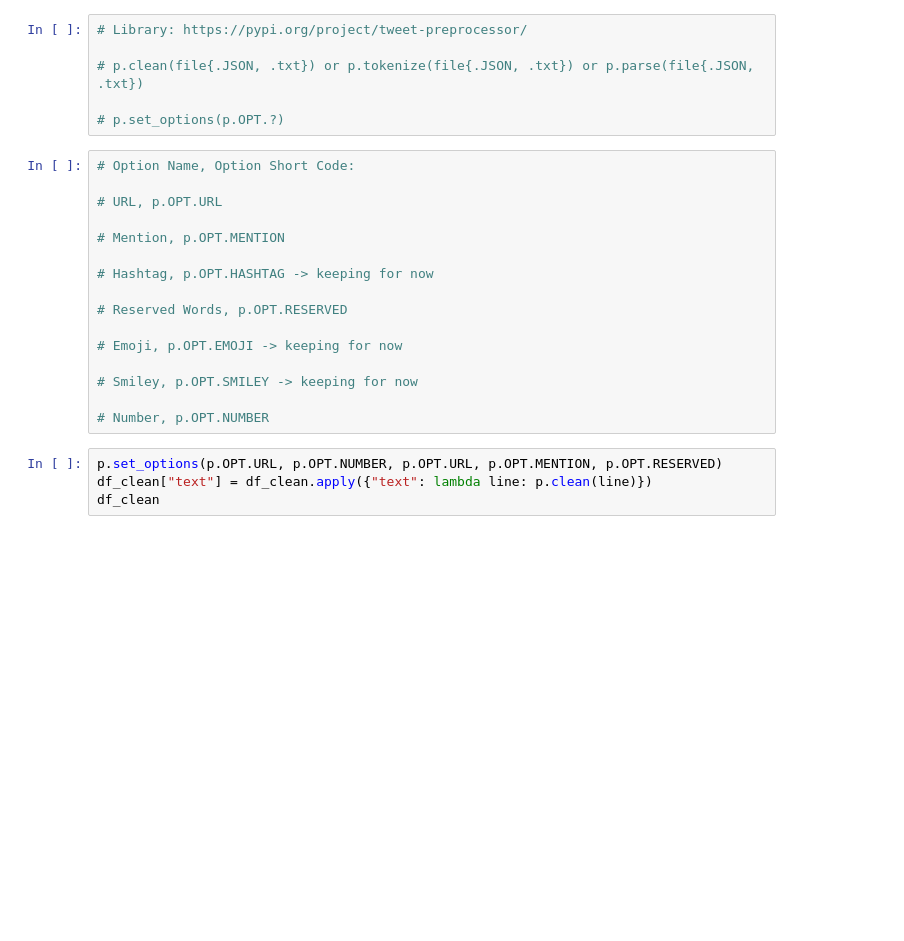
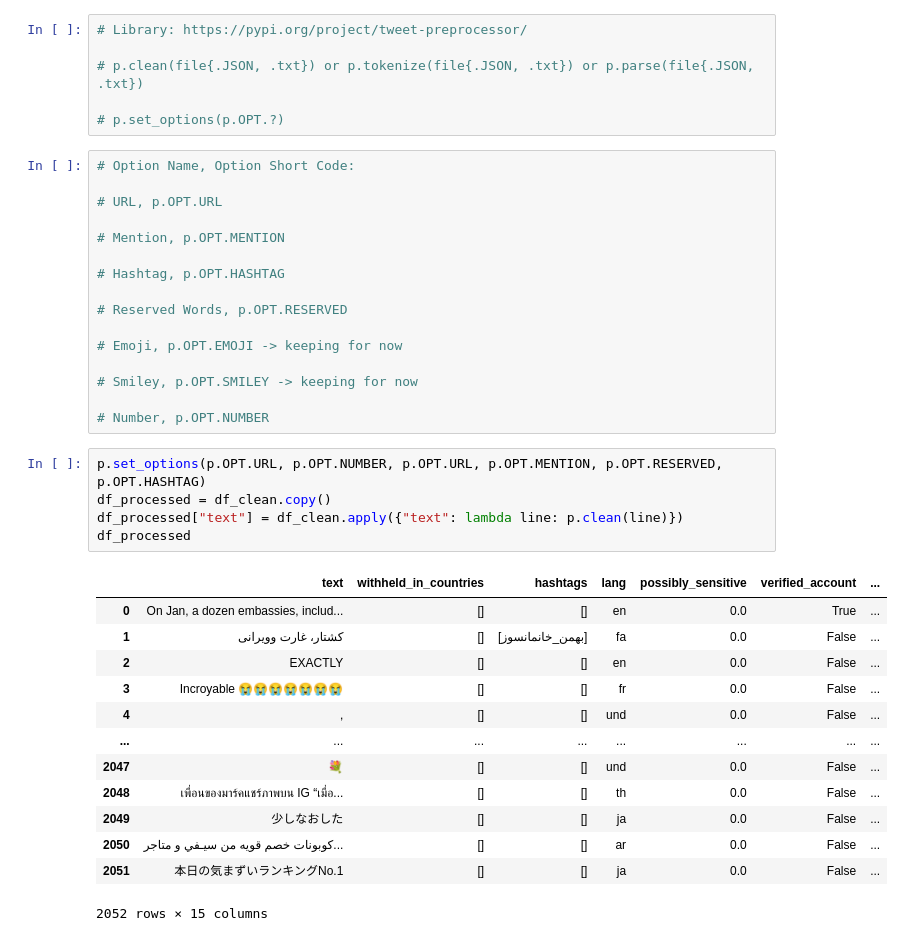
Before and after one commit to CS-433/ml-project-2-VD-FN-JS, a Jupyter notebook: cleaning_dataset.ipynb, the cells around one changed output. Drawn from its saved outputs; the diff is of its cells as text; blank space fills up the shorter version.

```diff
--- a/cleaning_dataset.ipynb
+++ b/cleaning_dataset.ipynb
@@ -139,7 +213,7 @@ df_clean["popularity_score"].describe()
 
 # Mention, p.OPT.MENTION
 
-# Hashtag, p.OPT.HASHTAG -> keeping for now
+# Hashtag, p.OPT.HASHTAG
 
 # Reserved Words, p.OPT.RESERVED
 
@@ -149,6 +223,21 @@ df_clean["popularity_score"].describe()
 
 # Number, p.OPT.NUMBER
 # %%
-p.set_options(p.OPT.URL, p.OPT.NUMBER, p.OPT.URL, p.OPT.MENTION, p.OPT.RESERVED)
-df_clean["text"] = df_clean.apply({"text": lambda line: p.clean(line)})
-df_clean
+p.set_options(p.OPT.URL, p.OPT.NUMBER, p.OPT.URL, p.OPT.MENTION, p.OPT.RESERVED, p.OPT.HASHTAG)
+df_processed = df_clean.copy()
+df_processed["text"] = df_clean.apply({"text": lambda line: p.clean(line)})
+df_processed
+# %% [output]
+|  | text | withheld_in_countries | hashtags | lang | possibly_sensitive | verified_account | ... |
+| 0 | On Jan, a dozen embassies, includ... | [] | [] | en | 0.0 | True | ... |
+| 1 | کشتار، غارت وویرانی | [] | [بهمن_خانمانسوز] | fa | 0.0 | False | ... |
+| 2 | EXACTLY | [] | [] | en | 0.0 | False | ... |
+| 3 | Incroyable 😭😭😭😭😭😭😭 | [] | [] | fr | 0.0 | False | ... |
+| 4 | , | [] | [] | und | 0.0 | False | ... |
+| ... | ... | ... | ... | ... | ... | ... | ... |
+| 2047 | 💐 | [] | [] | und | 0.0 | False | ... |
+| 2048 | เพื่อนของมาร์คแชร์ภาพบน IG “เมื่อ... | [] | [] | th | 0.0 | False | ... |
+| 2049 | 少しなおした | [] | [] | ja | 0.0 | False | ... |
+| 2050 | كوبونات خصم قويه من سيـفي و متاجر... | [] | [] | ar | 0.0 | False | ... |
+| 2051 | 本日の気まずいランキングNo.1 | [] | [] | ja | 0.0 | False | ... |
+2052 rows × 15 columns
```
Also changed, not shown: parts of 22 cells of this notebook.
